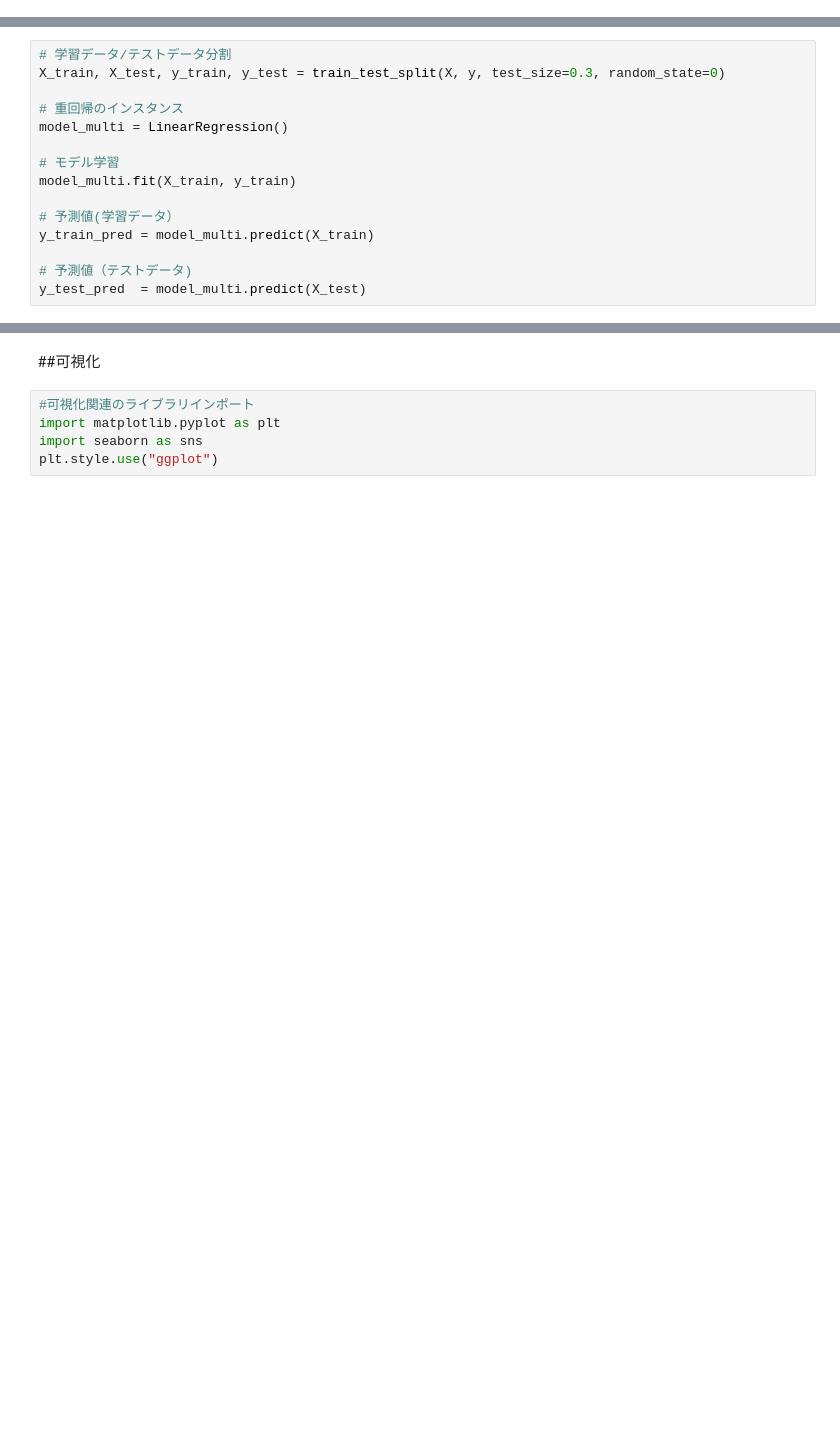
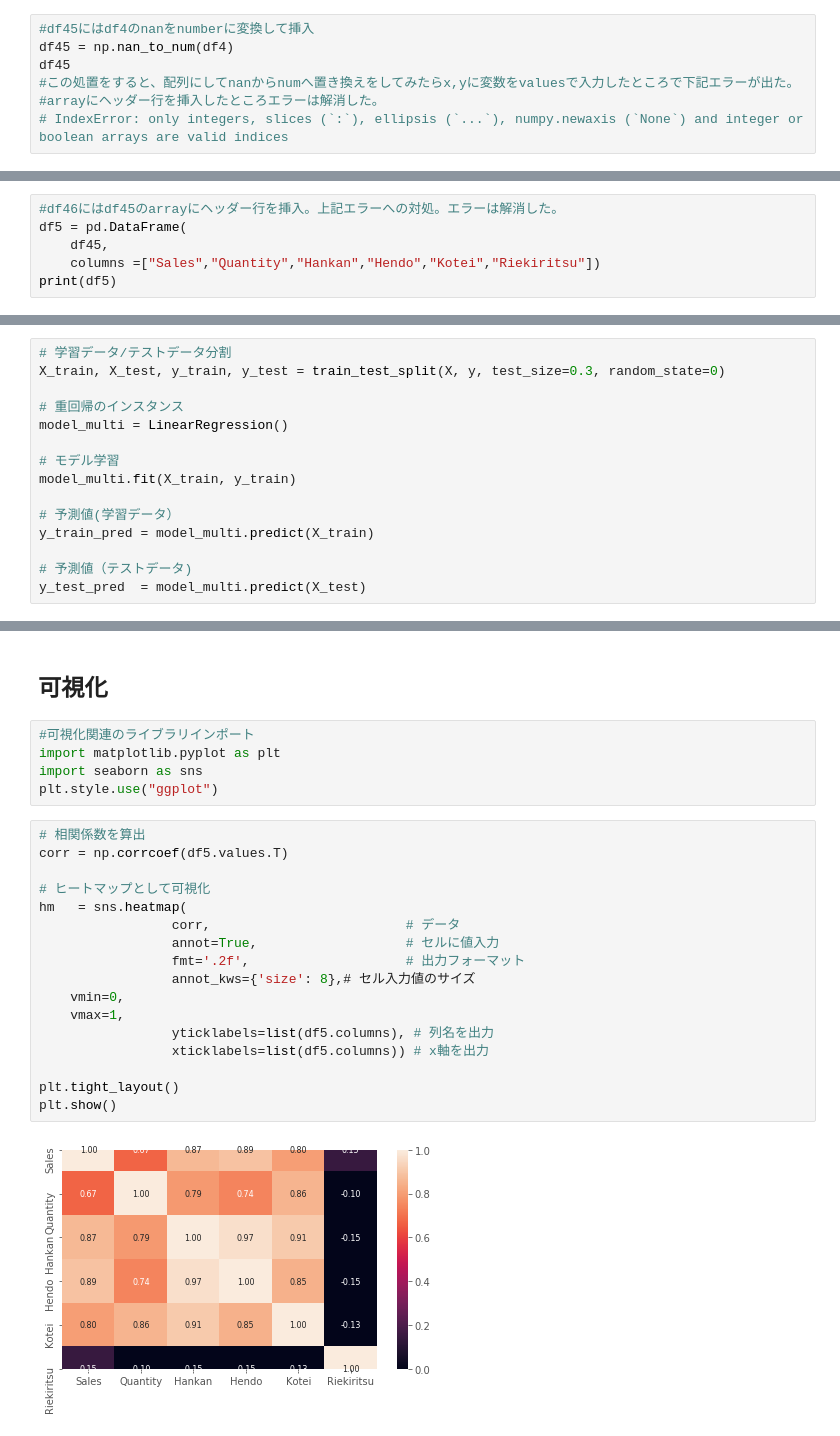
Before and after one commit to nagnagg/LinearRegression, a Jupyter notebook: cost_analysis.ipynb, the cells around one changed output, grey strips where cells are left out. Saved outputs shown, nothing was run; the diff lists cells and outputs as text; blank space fills up the shorter version.

```diff
--- a/cost_analysis.ipynb
+++ b/cost_analysis.ipynb
@@ -66,0 +76,7 @@ from sklearn.model_selection import train_test_split
+# %%
+#df45にはdf4のnanをnumberに変換して挿入
+df45 = np.nan_to_num(df4)
+df45
+#この処置をすると、配列にしてnanからnumへ置き換えをしてみたらx,yに変数をvaluesで入力したところで下記エラーが出た。
+#arrayにヘッダー行を挿入したところエラーは解消した。
+# IndexError: only integers, slices (`:`), ellipsis (`...`), numpy.newaxis (`None`) and integer or boolean arrays are valid indices
@@ -66,0 +97,6 @@ from sklearn.model_selection import train_test_split
+# %%
+#df46にはdf45のarrayにヘッダー行を挿入。上記エラーへの対処。エラーは解消した。
+df5 = pd.DataFrame(
+    df45,
+    columns =["Sales","Quantity","Hankan","Hendo","Kotei","Riekiritsu"])
+print(df5)
@@ -122,9 +186,28 @@ R^2 学習: 0.4055, テスト: 0.4646
 # %% [markdown]
-##可視化
+## 可視化
 # %%
 #可視化関連のライブラリインポート
 import matplotlib.pyplot as plt
 import seaborn as sns
 plt.style.use("ggplot")
+# %%
+# 相関係数を算出
+corr = np.corrcoef(df5.values.T)
+
+# ヒートマップとして可視化
+hm   = sns.heatmap(
+                 corr,                         # データ
+                 annot=True,                   # セルに値入力
+                 fmt='.2f',                    # 出力フォーマット
+                 annot_kws={'size': 8},# セル入力値のサイズ
+    vmin=0,
+    vmax=1,
+                 yticklabels=list(df5.columns), # 列名を出力
+                 xticklabels=list(df5.columns)) # x軸を出力
+
+plt.tight_layout()
+plt.show()
+# %% [output]
+[figure, added]
 # %%
 # 目的変数（Riekiritsu)と相関が強い変数を散布図として可視化
```
Also changed, not shown: parts of 27 cells of this notebook.
